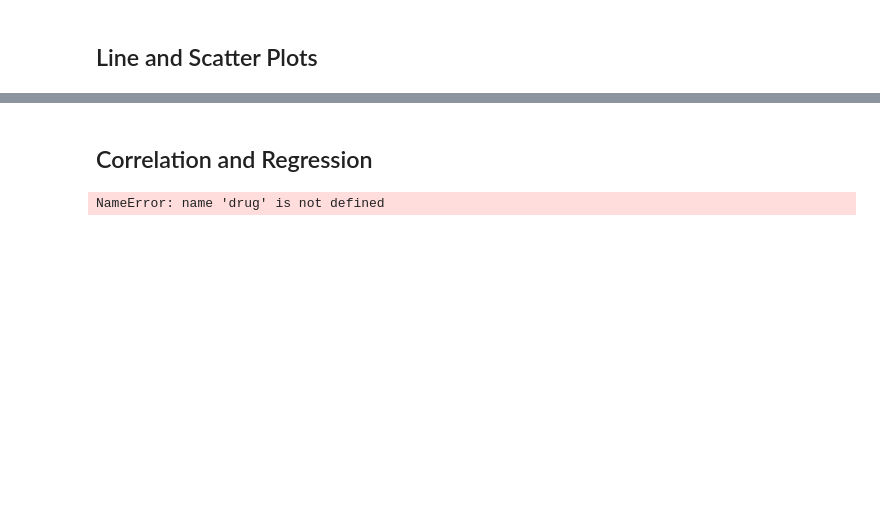
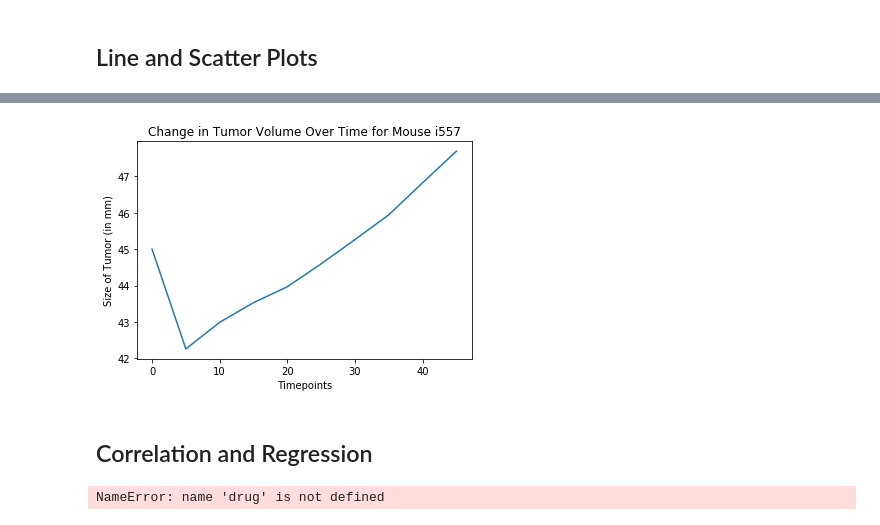
Before and after one commit to kflores56/Pharmaceutical-Analysis, a Jupyter notebook: Pymaceuticals/pymaceuticals_starter.ipynb, the cells around one changed output, grey strips where cells are left out. Saved outputs shown, nothing was run; the diff lists cells and outputs as text; code cells hidden in the pictures; blank space fills up the shorter version.

Commit message:
added line graph for mouse i557

```diff
--- a/Pymaceuticals/pymaceuticals_starter.ipynb
+++ b/Pymaceuticals/pymaceuticals_starter.ipynb
@@ -364,0 +380,5 @@ plt.xticks([1,2,3,4],treatment_list)
+# %%
+
+
+mouse = unduplicated_mice.loc[unduplicated_mice['Mouse ID'] == 'i557']
+mouse
@@ -365,3 +397,21 @@ plt.xticks([1,2,3,4],treatment_list)
+# %%
+# Generate a line plot of tumor volume vs. time point for a mouse treated with Capomulin
+#Define variables
+x_axis = mouse['Timepoint']
+y_axis = mouse['Tumor Volume (mm3)']
+
+# Create a graph based upon the list and array we have created
+plt.plot(x_axis, y_axis)
+
+# Labels
+plt.xlabel('Timepoints')
+plt.ylabel('Size of Tumor (in mm)')
+plt.title('Change in Tumor Volume Over Time for Mouse i557')
+
+# Show the graph that we have created
+plt.show()
+# %% [output]
+[figure, added]
 # %%
 # Generate a scatter plot of average tumor volume vs. mouse weight for the Capomulin regimen
 # %% [markdown]
```
Also changed, not shown: parts of 4 cells of this notebook.
